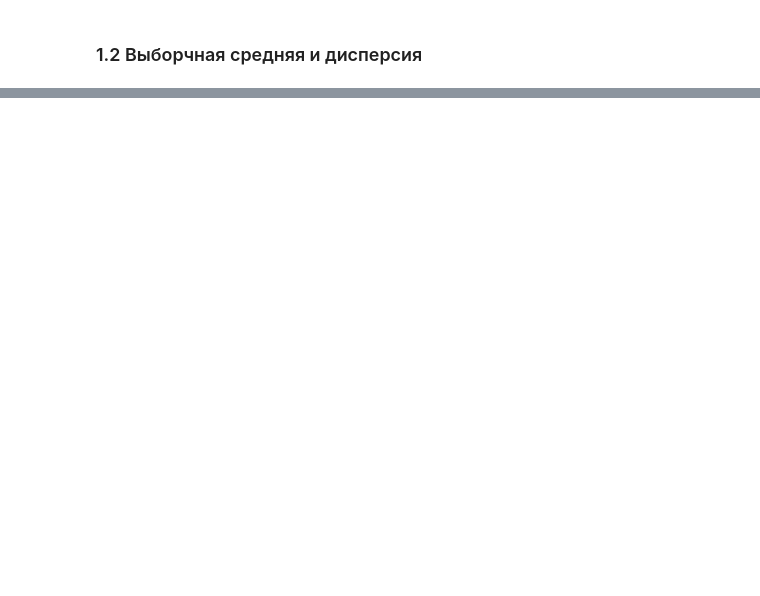
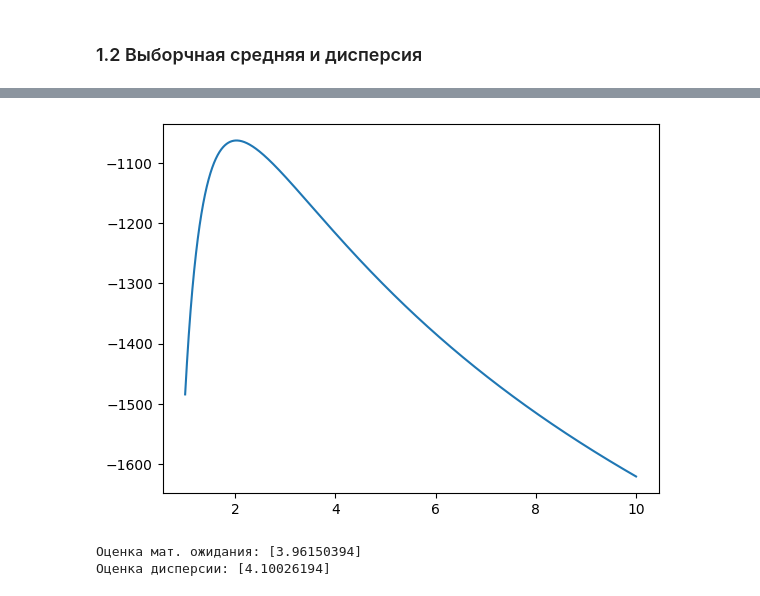
Before and after one commit to snailUlitka/probability_theory, a Jupyter notebook: src/main.ipynb, the cells around one changed output, grey strips where cells are left out. Saved outputs shown, nothing was run; the diff lists cells and outputs as text; code cells hidden in the pictures; blank space fills up the shorter version.

```diff
--- a/src/main.ipynb
+++ b/src/main.ipynb
@@ -84,0 +102,5 @@ print(f"Выборочная средняя: {sample_average}\nВыборочн
+# %%
+plt.plot(np.linspace(1, 10, 1000), [likelihood([MX, val], x) for val in np.linspace(1, 10, 1000)])
+plt.show()
+# %% [output]
+[figure, added]
@@ -84,0 +113,7 @@ print(f"Выборочная средняя: {sample_average}\nВыборочн
+# %%
+estimator_MX = optimize.minimize(neglikelihood_MX, 10)
+estimator_SIGMA = optimize.minimize(neglikelihood_SIGMA, 10)
+print(f"Оценка мат. ожидания: {estimator_MX.x}\nОценка дисперсии: {estimator_SIGMA.x ** 2}")
+# %% [output]
+Оценка мат. ожидания: [3.96150394]
+Оценка дисперсии: [4.10026194]
```
Also changed, not shown: parts of 12 cells of this notebook.
